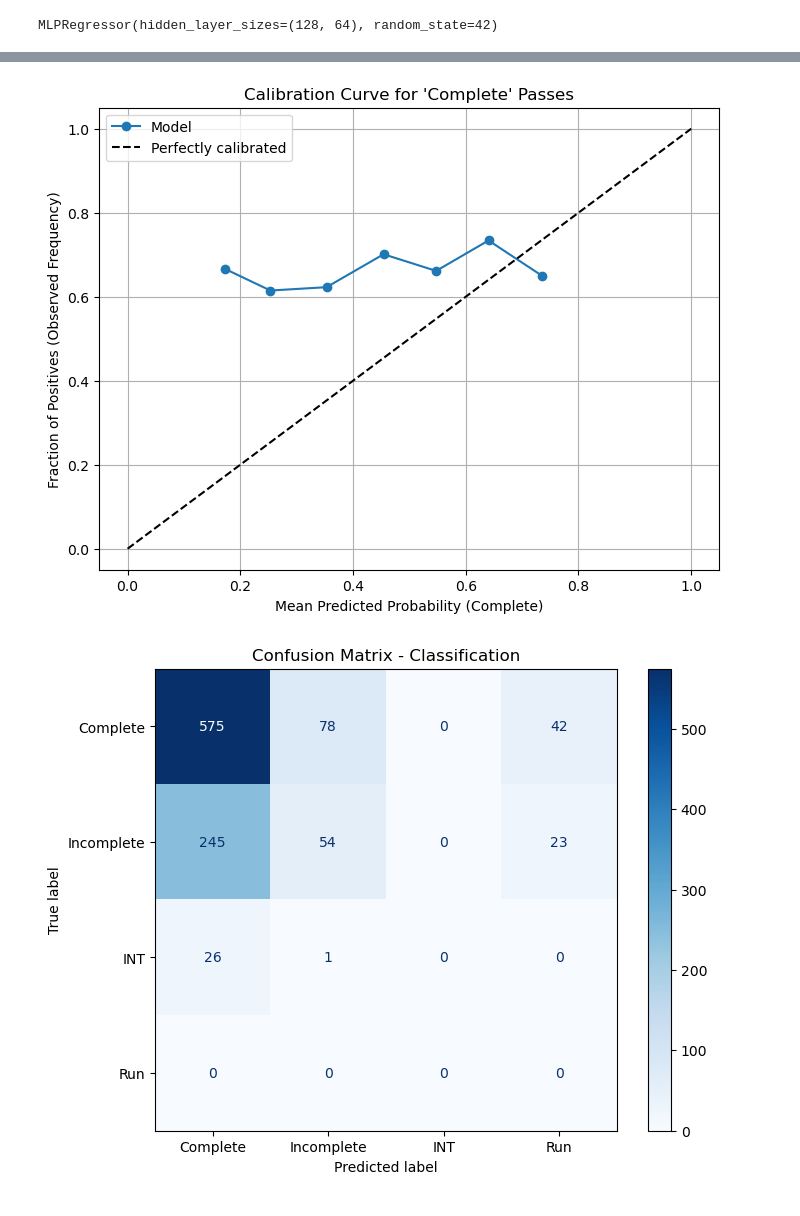
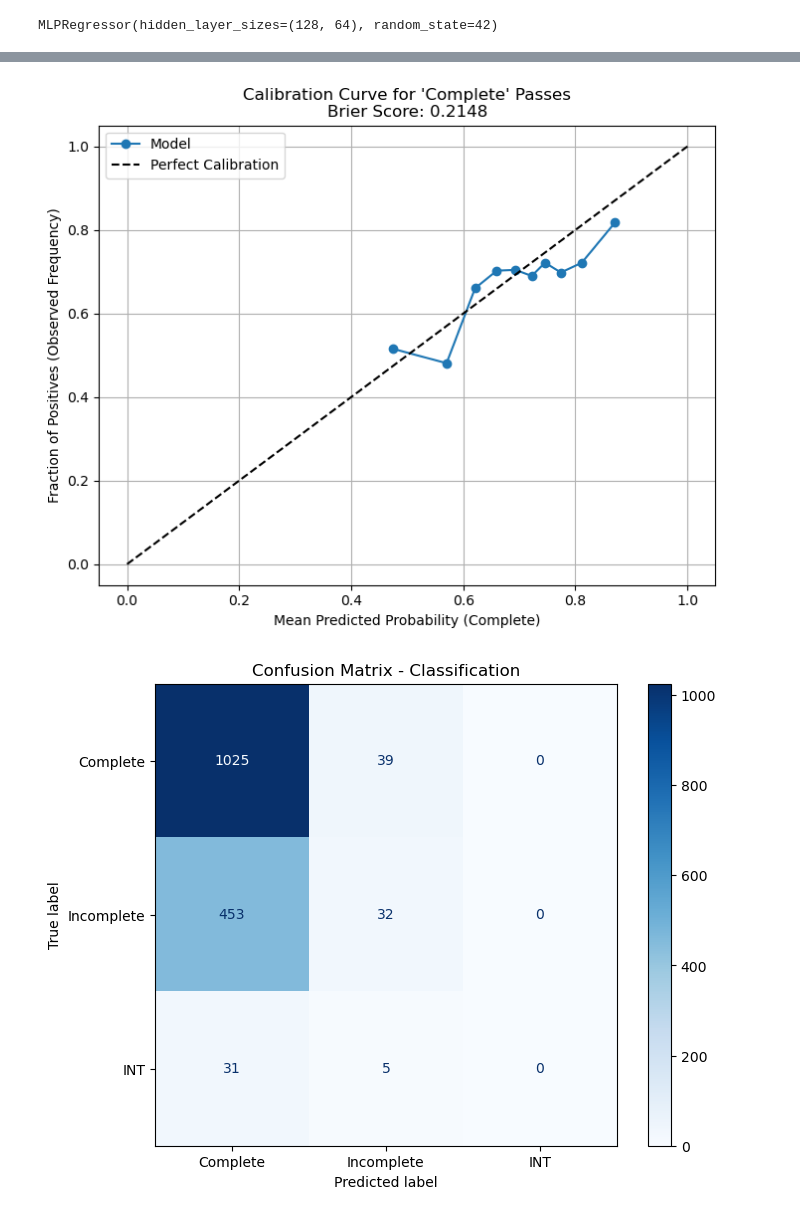
Before and after one commit to jesse279/NFL_passing, a Jupyter notebook: src/passing_model.ipynb, the cells around one changed output, grey strips where cells are left out. Saved outputs shown, nothing was run; the diff lists cells and outputs as text; code cells hidden in the pictures.

```diff
--- a/src/passing_model.ipynb
+++ b/src/passing_model.ipynb
@@ -8,6 +18,6 @@ from sklearn.metrics import classification_report, mean_squared_error
 # %%
 
 # 1) Load preprocessed frame‐level features (wide) and play outcomes
-features = pd.read_csv("../data/wide_features.csv")
+features = pd.read_csv("../data/play_features.csv")
 outcomes = pd.read_csv("../data/play_outcomes.csv")
 features = features.rename(columns={"gameId":"game_id","playId":"play_id","frameId":"frame_id"})
@@ -128,7 +192,7 @@ outcomes
 # else:
 #     print("All frames in features are within the start and end frames of their respective plays.")
 # %%
-
+outcomes = outcomes[outcomes["pass_result"].isin(["I", "IN", "C"])]
 # Step 3: Merge all outcome columns into features
 features = features.merge(outcomes, on=['game_id', 'play_id'], how='left')
 
@@ -268,11 +363,5 @@ plt.hist(yc_pred)
 # %%
-import torch
-import torch.nn as nn
-import torch.optim as optim
 
-import torch
-import torch.nn as nn
-import torch.optim as optim
 
 class CustomNet(nn.Module):
     def __init__(self, input_dim, num_classes=5, dropout_rate=0.4):
@@ -319,5 +408,5 @@ class CustomNet(nn.Module):
 
 model = CustomNet(input_dim=Xc_train.shape[1])
 criterion_class = nn.CrossEntropyLoss()
-criterion_reg = nn.MSELoss()
-optimizer = optim.Adam(model.parameters(), lr=1e-3)
+criterion_reg = nn.SmoothL1Loss()
+optimizer = optim.Adam(model.parameters(), lr=1e-4)
@@ -413,23 +554,0 @@ yr_test_tensor = torch.tensor(yr_test_np, dtype=torch.float32).unsqueeze(1)
-# %%
-
-model.eval()
-with torch.no_grad():
-    class_logits, reg_preds = model(X_test_tensor)
-
-    # Get predicted classes
-    class_preds = torch.argmax(class_logits, dim=1)
-    probs = torch.softmax(class_logits, dim=1).numpy()
-
-    # For accuracy
-    correct = (class_preds == yc_test_tensor).sum().item()
-    total = yc_test_tensor.size(0)
-    accuracy = correct / total
-
-    # For regression error (RMSE)
-    mse = nn.MSELoss()(reg_preds, yr_test_tensor).item()
-    rmse = mse ** 0.5
-prob_complete = probs[:, 0]  # Probabilities for class "complete"
-true_complete = (yc_test_np == 0).astype(int)  # True labels for "complete" class
-
-print(f"Classification Accuracy: {accuracy:.4f}")
-print(f"Regression RMSE: {rmse:.2f} yards")
@@ -451,33 +636,40 @@ plt.hist(probs[:, 0])
 # %%
-from sklearn.calibration import calibration_curve
-# Compute calibration curve (reliability curve)
-fraction_of_positives, mean_predicted_value = calibration_curve(true_complete, prob_complete, n_bins=10, strategy='uniform')
+
+
+# Compute Brier score
+brier = brier_score_loss(true_complete, prob_complete)
+
+# Calibration curve
+fraction_of_positives, mean_predicted_value = calibration_curve(
+    true_complete, prob_complete,
+    n_bins=10,
+    strategy='quantile'
+)
 
 # Plot
 plt.figure(figsize=(8, 6))
 plt.plot(mean_predicted_value, fraction_of_positives, "o-", label="Model")
-plt.plot([0, 1], [0, 1], "k--", label="Perfectly calibrated")
+plt.plot([0, 1], [0, 1], "k--", label="Perfect Calibration")
 plt.xlabel("Mean Predicted Probability (Complete)")
 plt.ylabel("Fraction of Positives (Observed Frequency)")
-plt.title("Calibration Curve for 'Complete' Passes")
+plt.title(f"Calibration Curve for 'Complete' Passes\nBrier Score: {brier:.4f}")
 plt.legend()
 plt.grid(True)
 plt.show()
 # %% [output]
-[figure, old version]
+[figure, new version]
 # %%
-import matplotlib.pyplot as plt
-from sklearn.metrics import confusion_matrix, ConfusionMatrixDisplay
+
 
 # Confusion matrix
-cm = confusion_matrix(yc_test_np, class_preds.numpy())
-disp = ConfusionMatrixDisplay(confusion_matrix=cm, display_labels=["Complete", "Incomplete", "INT", "Run",])# "Sack"
+cm = confusion_matrix(all_labels, all_preds)
+disp = ConfusionMatrixDisplay(confusion_matrix=cm, display_labels=["Complete", "Incomplete", "INT", ])# "Sack" "Run"
 
 # Plot
 fig, ax = plt.subplots(figsize=(8, 6))
 disp.plot(ax=ax, cmap="Blues", values_format="d")
 plt.title("Confusion Matrix - Classification")
 plt.show()
 # %% [output]
-[figure, old version]
+[figure, new version]
 # %%
```
Also changed, not shown: parts of 42 cells of this notebook, 5 other files.
